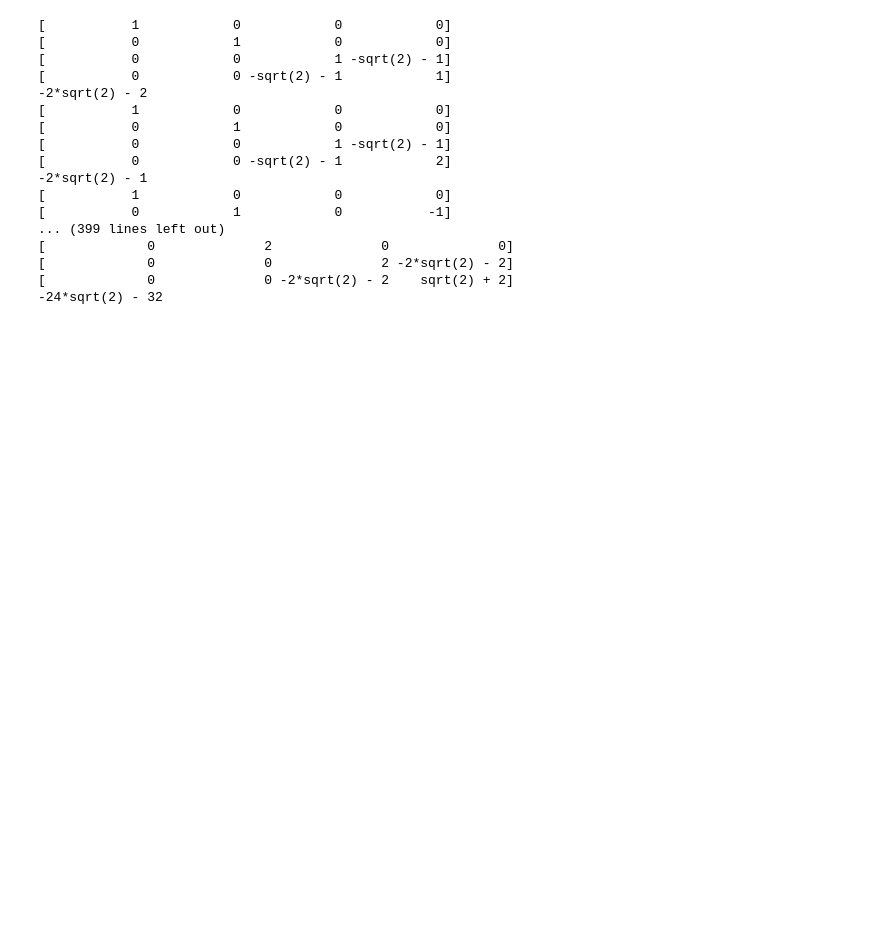
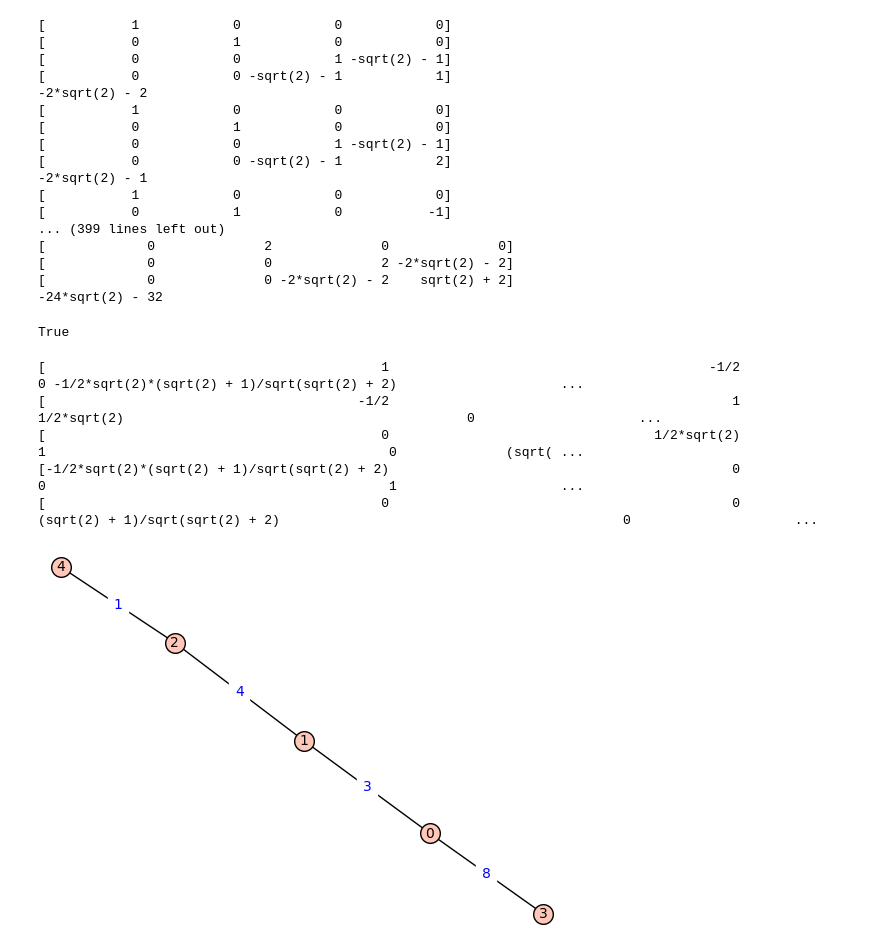
Before and after one commit to nvbogachev/OuterMostEdge, a Jupyter notebook: SmaRBA.ipynb, the cells around one changed output. Drawn from its saved outputs; the diff is of its cells as text; code cells hidden in the pictures; blank space fills up the shorter version.

```diff
--- a/SmaRBA.ipynb
+++ b/SmaRBA.ipynb
@@ -330,0 +384,53 @@ for m in Matrices():
+# %%
+#
+# Gram matrix of a polytope
+#
+def Gram_matrix(normals):
+    l = len(normals);
+    m = matrix(l, l, [symbolic_expression(bL(normals[i],normals[j])/sqrt(fL(normals[i])*fL(normals[j]))).canonicalize_radical() for i in xrange(l) for j in xrange(l)]);
+    return m;
+# %%
+#
+# Lattice L(1)
+#
+
+#
+# Field Q[t], t=\sqrt(2)
+#
+K.<t> = QuadraticField(2);
+#
+#
+#
+e1 = (0,K(-1),K(1),0);
+e2 = (0,0,K(-1),K(1));
+e3 = (0,0,0,K(1));
+e4 = (1,1+t,0,0);
+e5 = (1+t,1+t,1+t,1+t);
+#
+#
+#
+L1 = map(lambda x: vector(x), [e1,e2,e3,e4,e5]);
+#
+# Bilinear form associated with L
+#
+def bL(u, v):
+    return -(1+t)*u[0]*v[0] + u[1:]*v[1:];
+#
+# Quadratic form associated with L
+#
+def fL(v):
+    return bL(v, v);
+# %%
+print isCoxeter(L1);
+
+show(Gram_matrix(L1))
+
+Coxeter_diagram(L1).plot(edge_labels=True).show()
+# %% [output]
+True
+[                                           1                                         -1/2                                            0 -1/2*sqrt(2)*(sqrt(2) + 1)/sqrt(sqrt(2) + 2)                     ...
+[                                        -1/2                                            1                                  1/2*sqrt(2)                                            0                     ...
+[                                           0                                  1/2*sqrt(2)                                            1                                            0              (sqrt( ...
+[-1/2*sqrt(2)*(sqrt(2) + 1)/sqrt(sqrt(2) + 2)                                            0                                            0                                            1                     ...
+[                                           0                                            0              (sqrt(2) + 1)/sqrt(sqrt(2) + 2)                                            0                     ...
+[figure, added]
```
Also changed, not shown: parts of 6 cells of this notebook.
